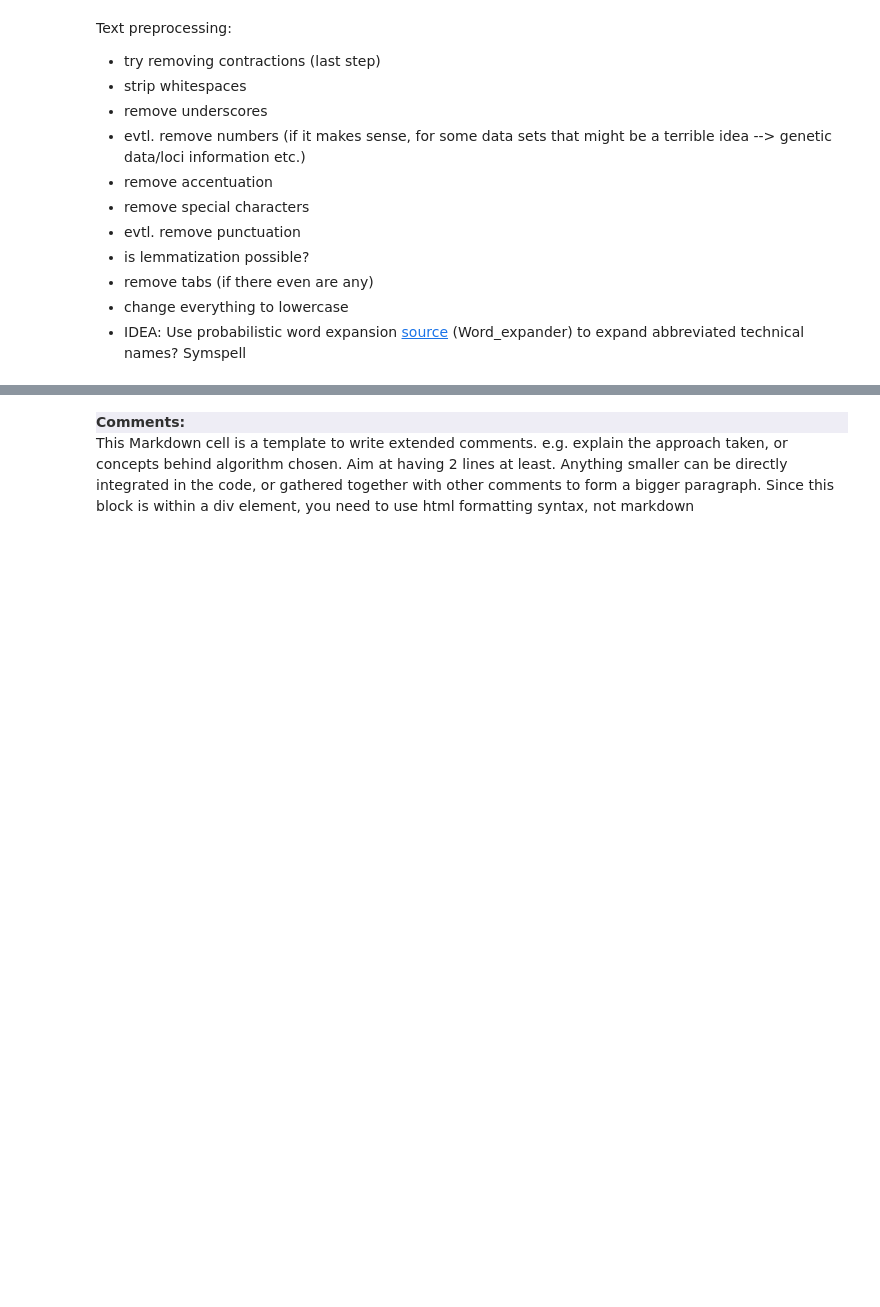
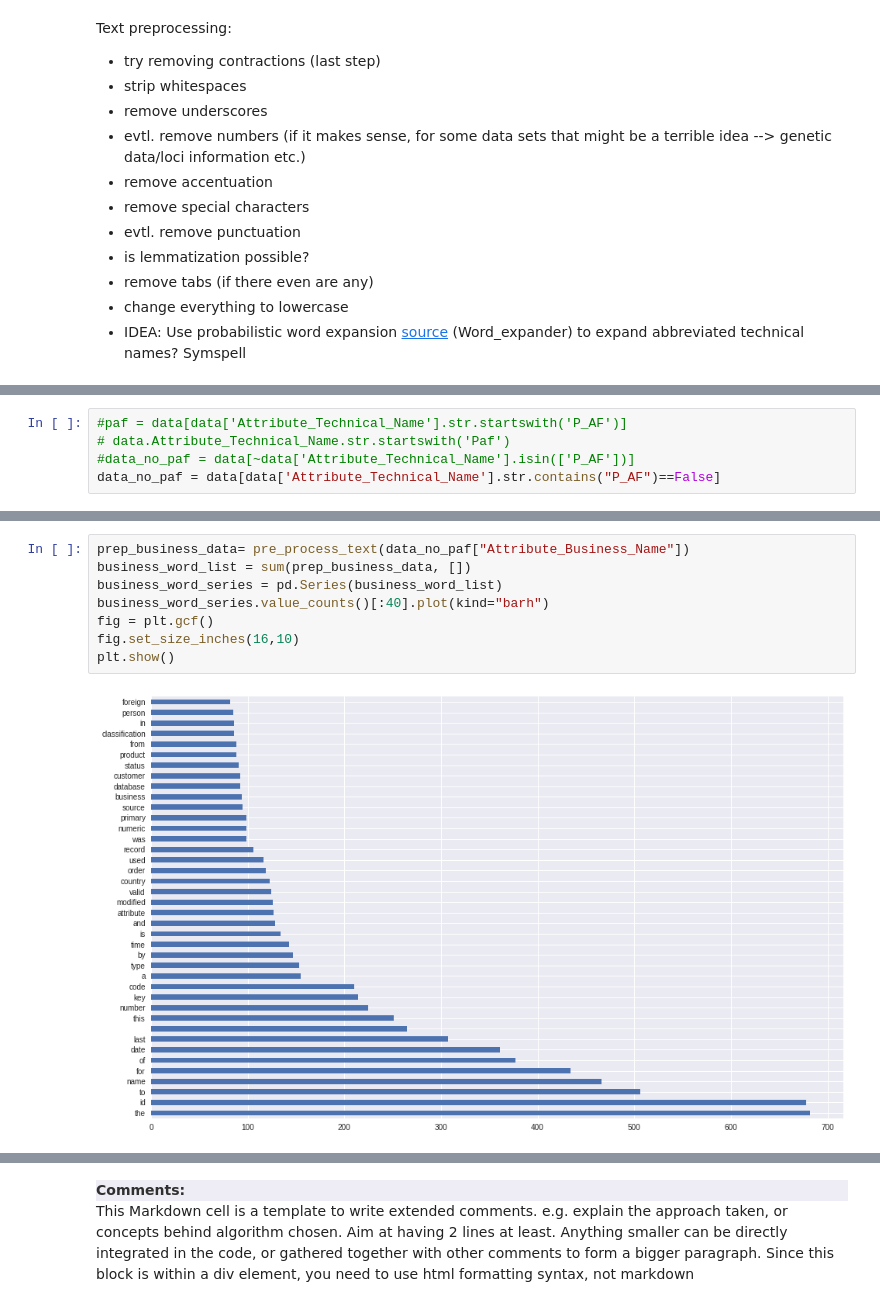
Before and after one commit to mmonch/Sidecar_Project, a Jupyter notebook: notebooks/Sidecar_Project_EDA.ipynb, the cells around one changed output, grey strips where cells are left out. Saved outputs shown, nothing was run; the diff lists cells and outputs as text; blank space fills up the shorter version.

```diff
--- a/notebooks/Sidecar_Project_EDA.ipynb
+++ b/notebooks/Sidecar_Project_EDA.ipynb
@@ -143,0 +380,5 @@ Text preprocessing:
+# %%
+#paf = data[data['Attribute_Technical_Name'].str.startswith('P_AF')]
+# data.Attribute_Technical_Name.str.startswith('Paf')
+#data_no_paf = data[~data['Attribute_Technical_Name'].isin(['P_AF'])]
+data_no_paf = data[data['Attribute_Technical_Name'].str.contains("P_AF")==False]
@@ -143,0 +415,10 @@ Text preprocessing:
+# %%
+prep_business_data= pre_process_text(data_no_paf["Attribute_Business_Name"])
+business_word_list = sum(prep_business_data, [])
+business_word_series = pd.Series(business_word_list)
+business_word_series.value_counts()[:40].plot(kind="barh")
+fig = plt.gcf()
+fig.set_size_inches(16,10)
+plt.show()
+# %% [output]
+[figure, added]
```
Also changed, not shown: parts of 77 cells of this notebook.
